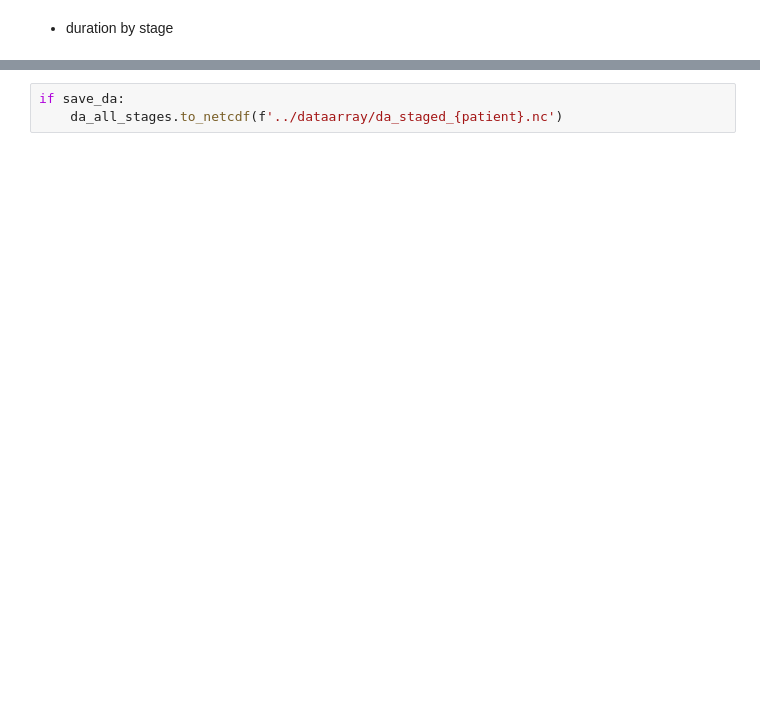
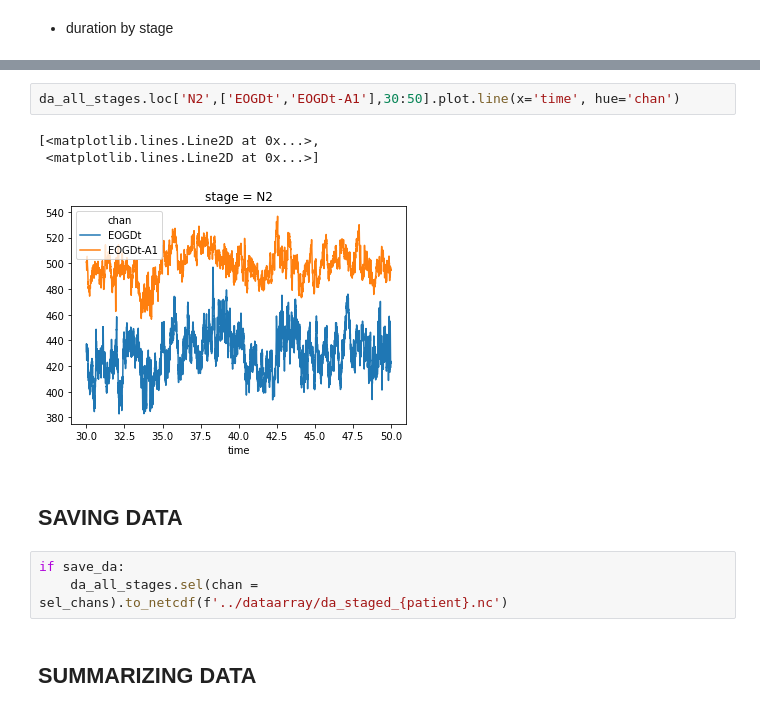
Before and after one commit to ValentinGhibaudo/Sleep_EEG_Respi, a Jupyter notebook: raw_to_da_and_staging.ipynb, the cells around one changed output, grey strips where cells are left out. Saved outputs shown, nothing was run; the diff lists cells and outputs as text; blank space fills up the shorter version.

```diff
--- a/raw_to_da_and_staging.ipynb
+++ b/raw_to_da_and_staging.ipynb
@@ -457,4 +415,14 @@ da_all_stages.loc['N1',['EOGG','EOGG-A2'],30:50].plot.line(x='time', hue='chan')
+# %%
+da_all_stages.loc['N2',['EOGDt','EOGDt-A1'],30:50].plot.line(x='time', hue='chan')
+# %% [output]
+[<matplotlib.lines.Line2D at 0x...>,
+ <matplotlib.lines.Line2D at 0x...>]
+[figure, added]
+# %% [markdown]
+## **SAVING DATA**
 # %%
 if save_da:
-    da_all_stages.to_netcdf(f'../dataarray/da_staged_{patient}.nc')
+    da_all_stages.sel(chan = sel_chans).to_netcdf(f'../dataarray/da_staged_{patient}.nc')
+# %% [markdown]
+## **SUMMARIZING DATA**
 # %%
```
Also changed, not shown: parts of 54 cells of this notebook, 4 other files.
